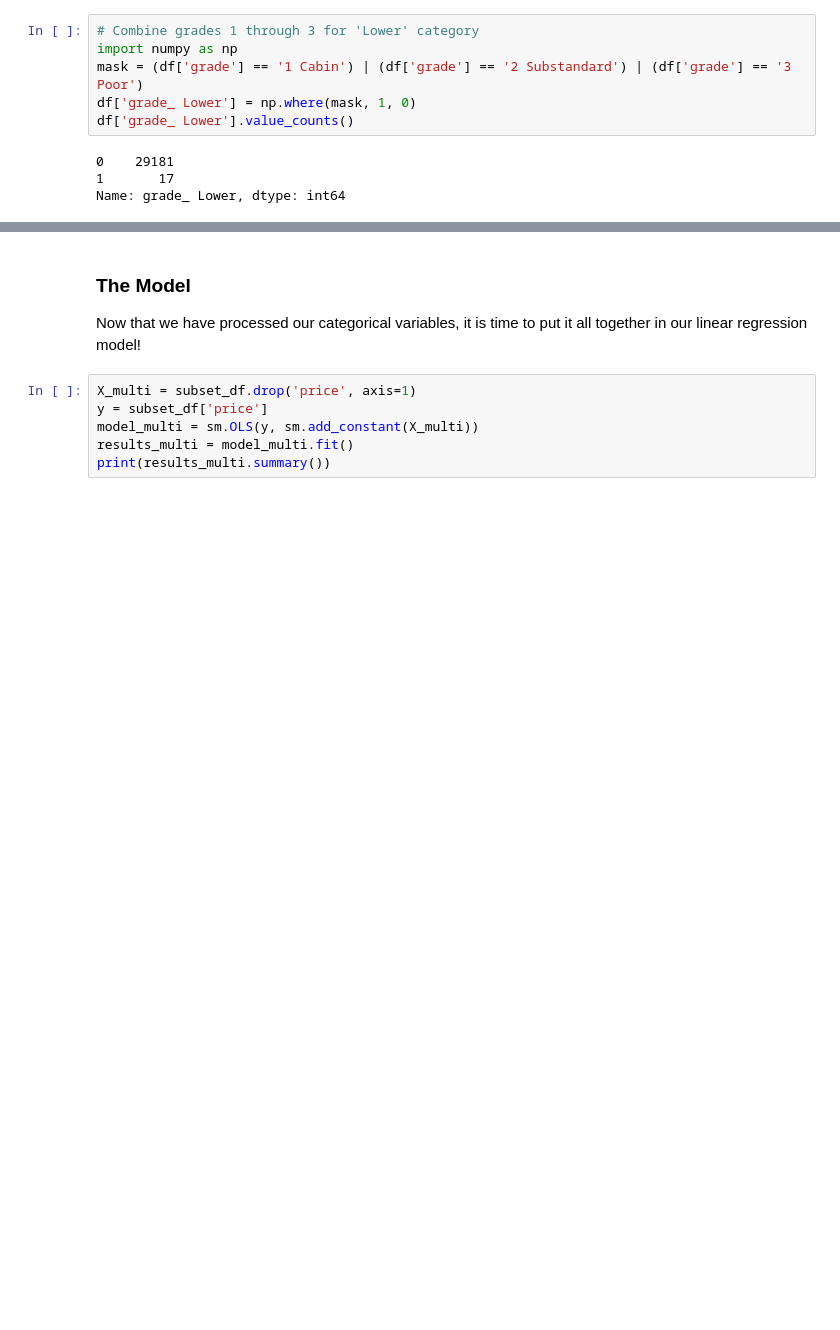
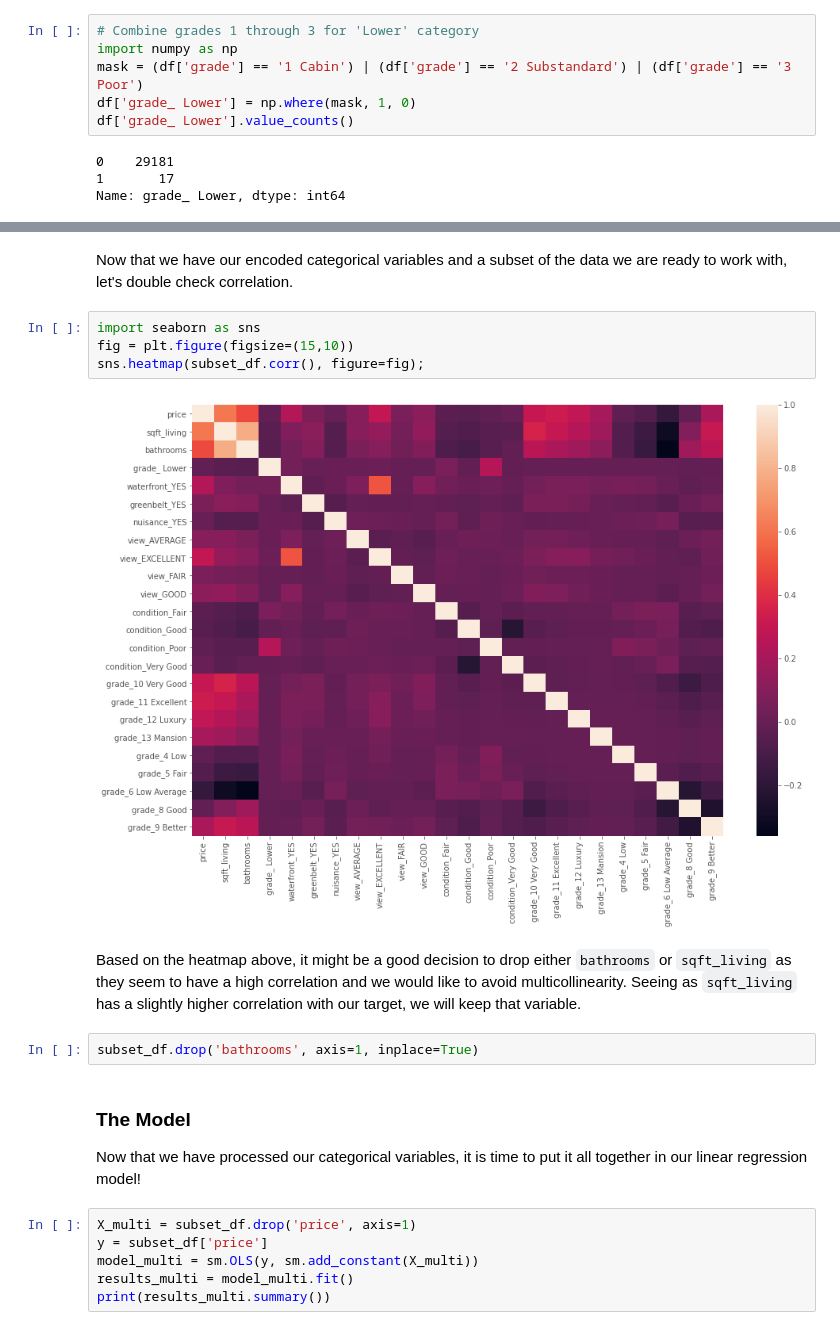
Before and after one commit to Bella3s/housing-analysis-project, a Jupyter notebook: housing_analysis.ipynb, the cells around one changed output, grey strips where cells are left out. Cells and saved outputs as stored; diff of their text form; blank space fills up the shorter version.

```diff
--- a/housing_analysis.ipynb
+++ b/housing_analysis.ipynb
@@ -531,3 +535,15 @@ subset_df
+# %% [markdown]
+Now that we have our encoded categorical variables and a subset of the data we are ready to work with, let's double check correlation.
+# %%
+import seaborn as sns
+fig = plt.figure(figsize=(15,10))
+sns.heatmap(subset_df.corr(), figure=fig);
+# %% [output]
+[figure, added]
+# %% [markdown]
+Based on the heatmap above, it might be a good decision to drop either `bathrooms` or `sqft_living` as they seem to have a high correlation and we would like to avoid multicollinearity. Seeing as `sqft_living` has a slightly higher correlation with our target, we will keep that variable.
+# %%
+subset_df.drop('bathrooms', axis=1, inplace=True)
 # %% [markdown]
 ### The Model
 Now that we have processed our categorical variables, it is time to put it all together in our linear regression model!
```
Also changed, not shown: parts of 80 cells of this notebook, 2 other files.
